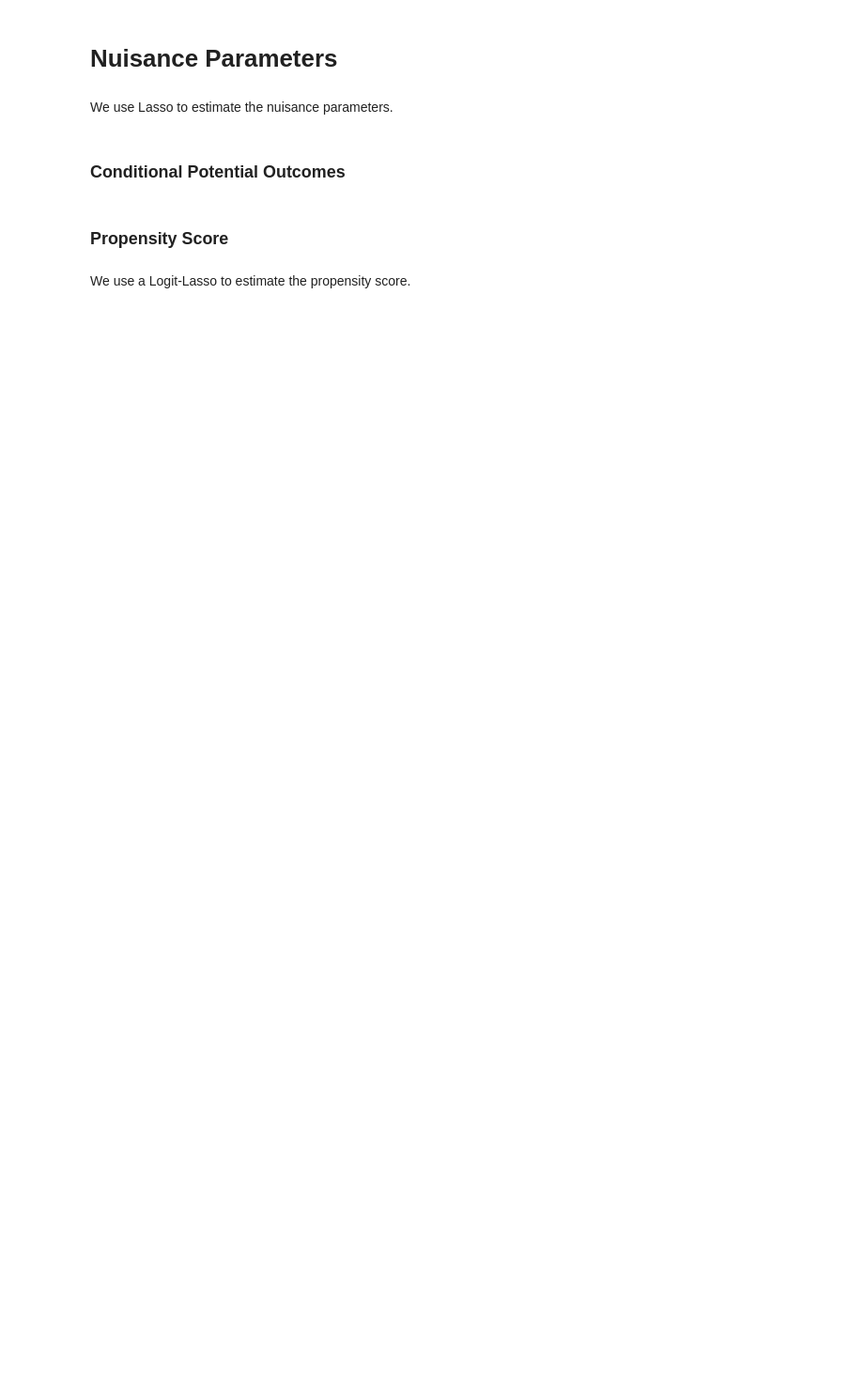
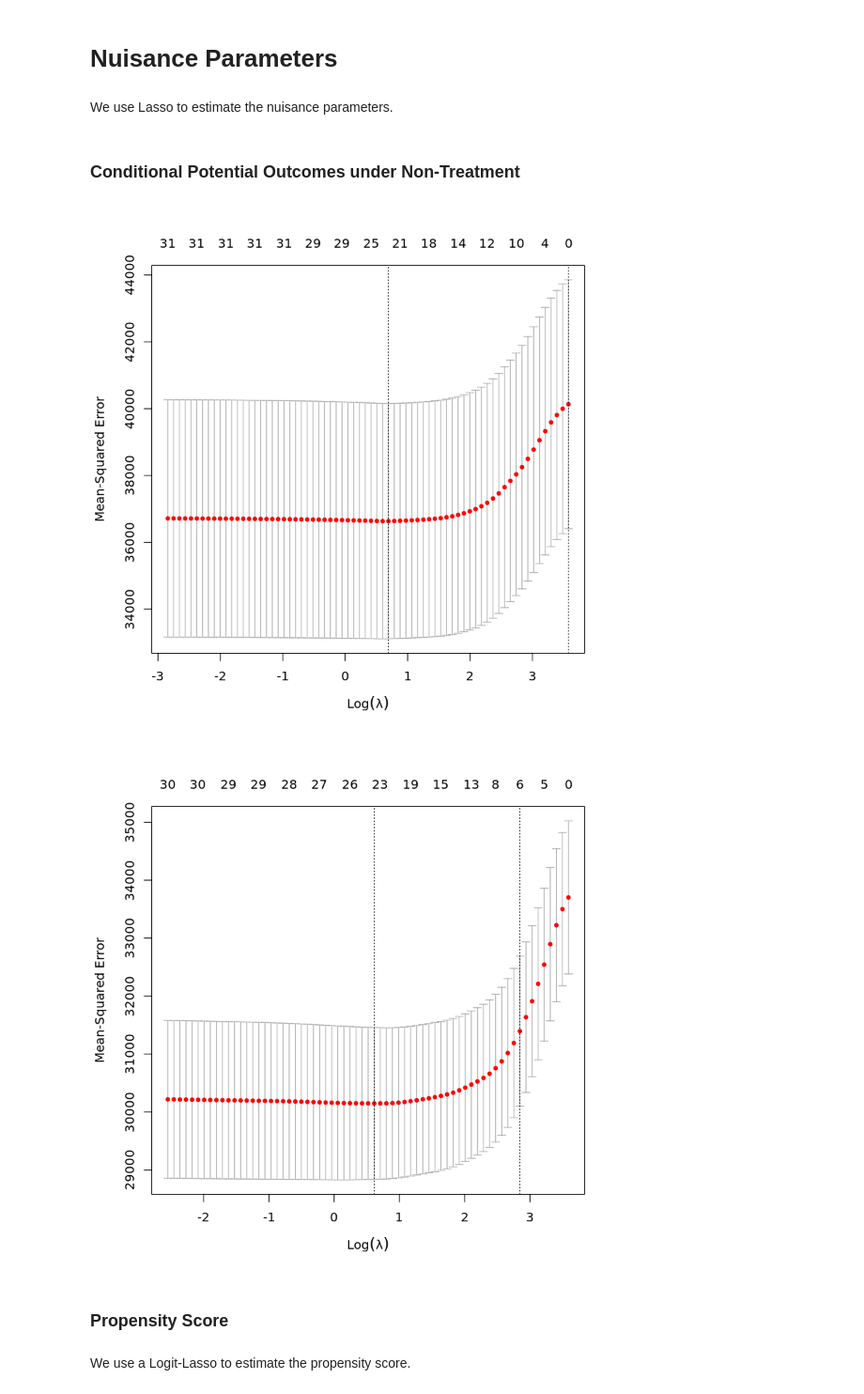
Before and after one commit to AStrittmatter/THE-Winter-School, a Jupyter notebook: 2_job_corps.ipynb, the cells around one changed output. Shown at 94% size. Drawn from its saved outputs; the diff is of its cells as text; code cells hidden in the pictures; blank space fills up the shorter version.

```diff
--- a/2_job_corps.ipynb
+++ b/2_job_corps.ipynb
@@ -126,45 +166,32 @@ print('The data is now ready for your analysis!')
 # %% [markdown]
 We use Lasso to estimate the nuisance parameters.
 # %% [markdown]
-### Conditional Potential Outcomes
+### Conditional Potential Outcomes under Non-Treatment
 # %%
 ########################  Conditional Potential Earnings  ########################
 p = 1 # 1 for LASSO, 0 for Ridge
 set.seed(100237)
 
 ## Using Sample A to Predict Sample B
-# Potential Earnings under Treatment
-lasso_y1_A <- cv.glmnet(covariates_obs_A[treat_obs_A==1,], earnings_obs_A[treat_obs_A==1,],
-                              alpha=p, type.measure = 'mse')
-plot(lasso_y1_A)
-fit_y1_A <- glmnet(covariates_obs_A[treat_obs_A==1,], earnings_obs_A[treat_obs_A==1,]
-                        ,lambda = lasso_y1_A$lambda.min)
-y1hat_B <- predict(fit_y1_A, covariates_obs_B)
-
 # Potential Earnings under Non-Treatment
 lasso_y0_A <- cv.glmnet(covariates_obs_A[treat_obs_A==0,], earnings_obs_A[treat_obs_A==0,],
                               alpha=p, type.measure = 'mse')
 plot(lasso_y0_A)
 fit_y0_A <- glmnet(covariates_obs_A[treat_obs_A==0,], earnings_obs_A[treat_obs_A==0,]
                         ,lambda = lasso_y0_A$lambda.min)
 y0hat_B <- predict(fit_y0_A, covariates_obs_B)
 
 ## Using Sample B to Predict Sample A
-# Potential Earnings under Treatment
-lasso_y1_B <- cv.glmnet(covariates_obs_B[treat_obs_B==1,], earnings_obs_B[treat_obs_B==1,],
-                              alpha=p, type.measure = 'mse')
-plot(lasso_y1_B)
-fit_y1_B <- glmnet(covariates_obs_B[treat_obs_B==1,], earnings_obs_B[treat_obs_B==1,]
-                        ,lambda = lasso_y1_B$lambda.min)
-y1hat_A <- predict(fit_y1_B, covariates_obs_A)
-
 # Potential Earnings under Non-Treatment
 lasso_y0_B <- cv.glmnet(covariates_obs_B[treat_obs_B==0,], earnings_obs_B[treat_obs_B==0,],
                               alpha=p, type.measure = 'mse')
 plot(lasso_y0_B)
 fit_y0_B <- glmnet(covariates_obs_B[treat_obs_B==0,], earnings_obs_B[treat_obs_B==0,]
                         ,lambda = lasso_y0_B$lambda.min)
 y0hat_A <- predict(fit_y0_B, covariates_obs_A, type = 'response')
+# %% [output]
+[figure, added]
+[figure, added]
 # %% [markdown]
 ### Propensity Score
 # %% [markdown]
```
Also changed, not shown: parts of 14 cells of this notebook.
